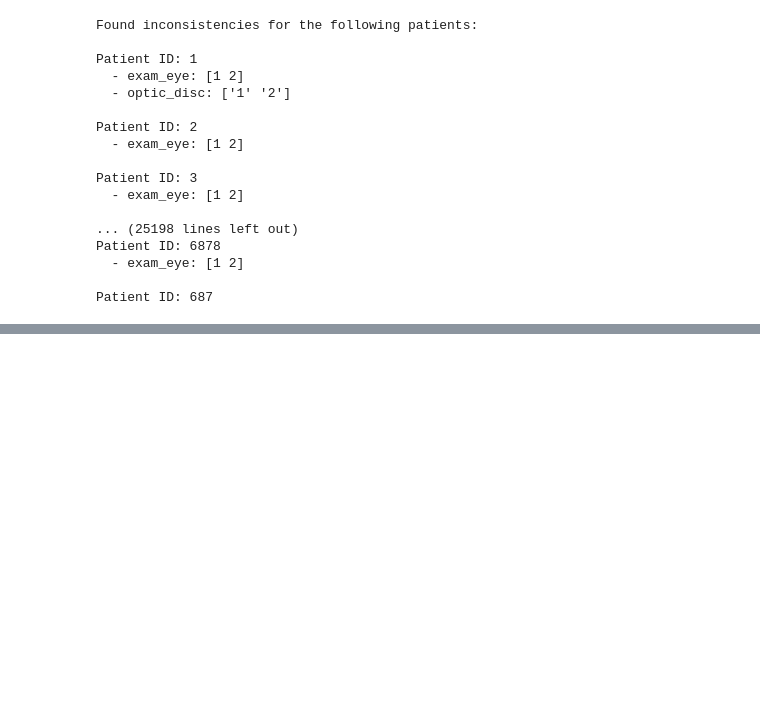
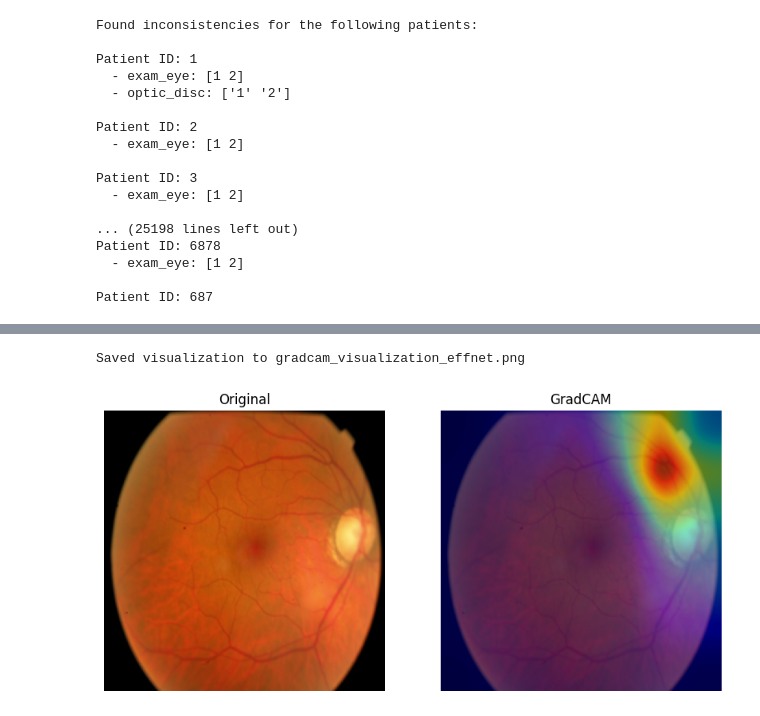
Before and after one commit to matglima/XAI_medimg_diag, a Jupyter notebook: notebook.ipynb, the cells around one changed output, grey strips where cells are left out. Drawn from its saved outputs; the diff is of its cells as text; code cells hidden in the pictures; blank space fills up the shorter version.

```diff
--- a/notebook.ipynb
+++ b/notebook.ipynb
@@ -122,0 +147,22 @@ Patient ID: 687
+# %%
+!python src/visualize_gradcam.py \
+  --model_name efficientnet \
+  --model_size small \
+  --checkpoint_path efficientnet_best_model.pth \
+  --image_path data/fundus_photos/img16030.jpg \
+  --target_layer features.8.0 \
+  --output_path gradcam_visualization_effnet.png
+
+# Display the GradCAM visualization
+from IPython.display import Image, display
+import os
+
+# Check if the file exists
+output_path = "gradcam_visualization_effnet.png"
+if os.path.exists(output_path):
+    display(Image(filename=output_path))
+else:
+    print(f"File {output_path} not found. Make sure the GradCAM visualization was generated successfully.")
+# %% [output]
+Saved visualization to gradcam_visualization_effnet.png
+[figure, added]
```
Also changed, not shown: parts of 4 cells of this notebook.
